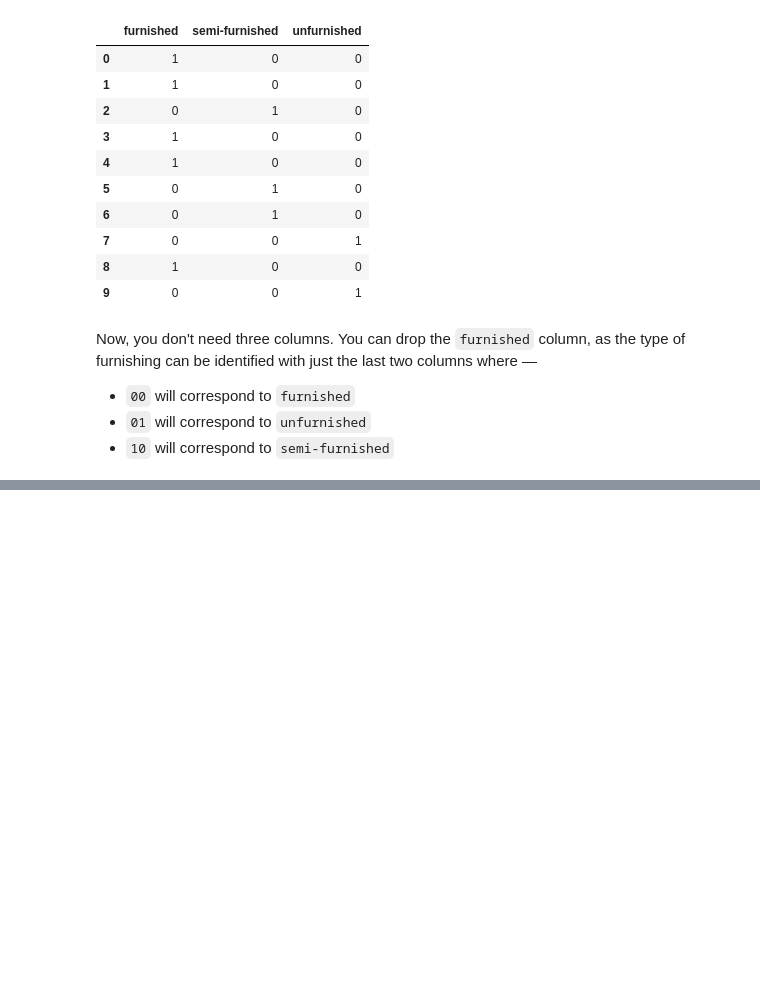
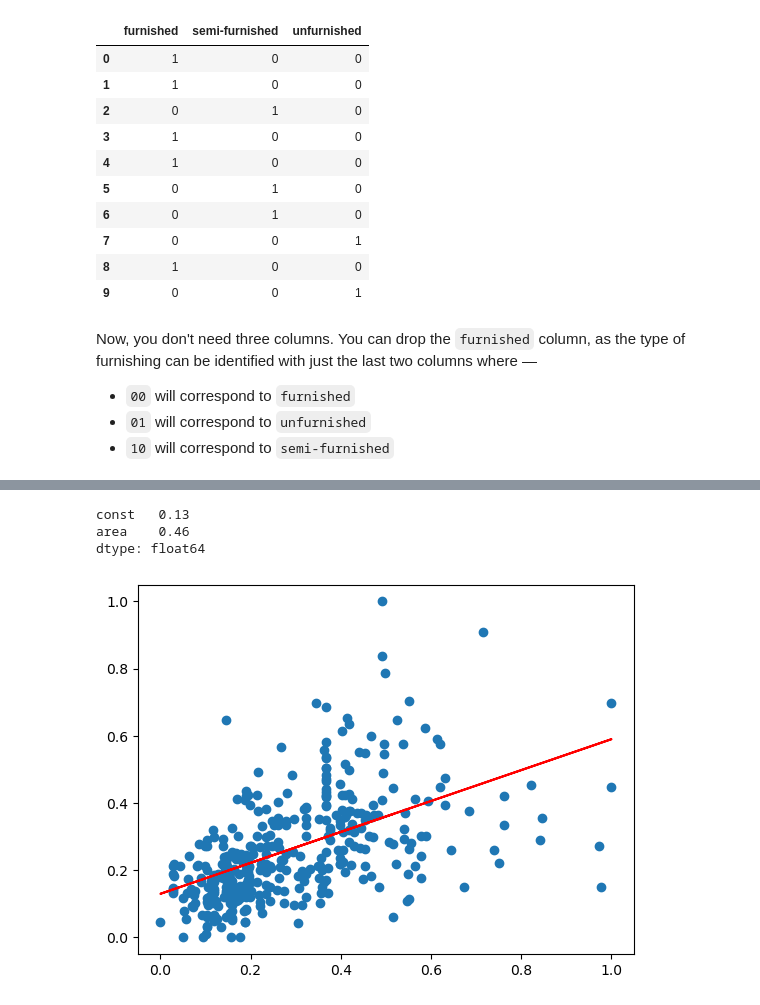
Before and after one commit to Sabarishx/House_Price_Prediction, a Jupyter notebook: House_Price_Prediction.ipynb, the cells around one changed output, grey strips where cells are left out. Saved outputs shown, nothing was run; the diff lists cells and outputs as text; code cells hidden in the pictures; blank space fills up the shorter version.

```diff
--- a/House_Price_Prediction.ipynb
+++ b/House_Price_Prediction.ipynb
@@ -320,0 +422,3 @@ housing_data.head()
+# %%
+y_train = df_train.pop('price')
+X_train = df_train
@@ -320,0 +445,23 @@ housing_data.head()
+# %%
+import statsmodels.api as sm
+
+# adding a constant
+X_train_lm = sm.add_constant(X_train[['area']])
+
+# create a first fittted model
+lr = sm.OLS(y_train, X_train_lm).fit()
+# %%
+# check the parameters obtained
+
+lr.params
+# %% [output]
+const   0.13
+area    0.46
+dtype: float64
+# %%
+# Let's visualise the data with a scatter plot and the fitted regression line
+plt.scatter(X_train_lm.iloc[:, 1], y_train)
+plt.plot(X_train_lm.iloc[:, 1], 0.13 + 0.46*X_train_lm.iloc[:, 1], 'r')
+plt.show()
+# %% [output]
+[figure, added]
```
Also changed, not shown: parts of 90 cells of this notebook.
